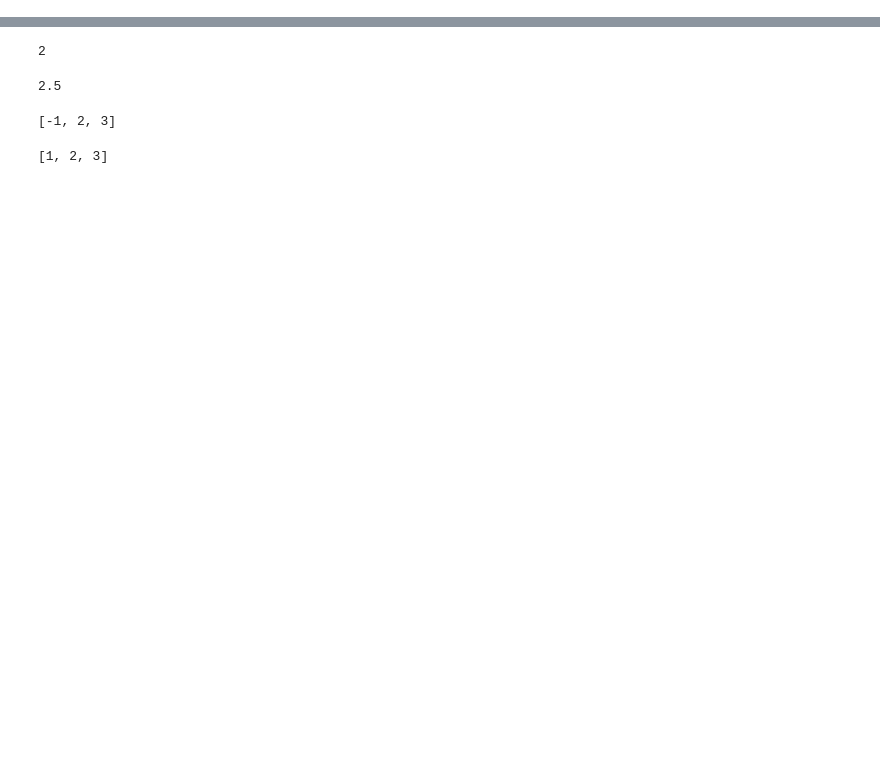
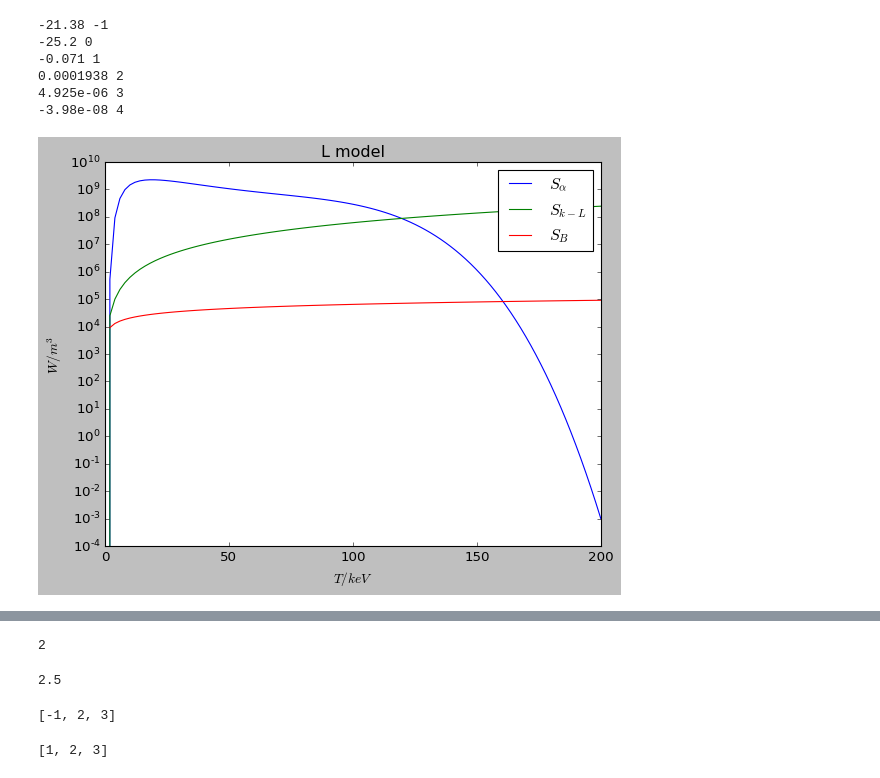
Before and after one commit to weilin111/myPage, a Jupyter notebook: myScript/1.ipynb, the cells around one changed output, grey strips where cells are left out. Drawn from its saved outputs; the diff is of its cells as text; code cells hidden in the pictures; blank space fills up the shorter version.

```diff
--- a/myScript/1.ipynb
+++ b/myScript/1.ipynb
@@ -85,0 +87,51 @@ a
+# %%
+n=1.1e20
+n0=1.1
+R=6
+a=2
+epsilon=1/3
+k=1.7
+A=2.5
+q=1.7
+b0=6
+def s_alpha(T):
+    return 1/16*17.6*1.6e-13*(n**2)*sigma_v(T)
+
+def tau_L(T):
+
+    return 0.037* epsilon**0.3/q**1.7 *(a**1.7*k**1.7*b0**2.1*A) / n0**0.8 /T
+
+def tau_H(T):
+
+    return 0.28* epsilon**0.74/q**3 *(a**2.67*k**3.29*b0**3.48*A**0.61) / n0**0.91 /T**2.23
+
+def s_k_L(T):
+    return 3*n*T*1.6e-16/tau_L(T)
+
+def s_k_H(T):
+    return 3*n*T*1.6e-16/tau_H(T)
+
+def s_b(T):
+    return 0.052*(3.2e-21*n*T)**2/T**1.5*1e6
+
+plt.yscale("log")
+x=np.linspace(0,200,100)
+plt.plot(x,s_alpha(x),label="$S_{\\alpha}$")
+plt.plot(x,s_k_L(x),label="$S_{k-L}$")
+plt.plot(x,s_b(x),label="$ S_B $")
+
+# plt.plot(x,s_alpha(x)-s_k_L(x)-s_b(x))
+plt.ylabel("$W/m^3 $")
+plt.xlabel("$T/keV$")
+plt.legend()
+plt.title("L model")
+plt.savefig("L.png",dpi=180)
+# plt.plot(x,tau_L(x))
+# %% [output]
+-21.38 -1
+-25.2 0
+-0.071 1
+0.0001938 2
+4.925e-06 3
+-3.98e-08 4
+[figure, added]
```
Also changed, not shown: parts of 13 cells of this notebook, 22 other files.
